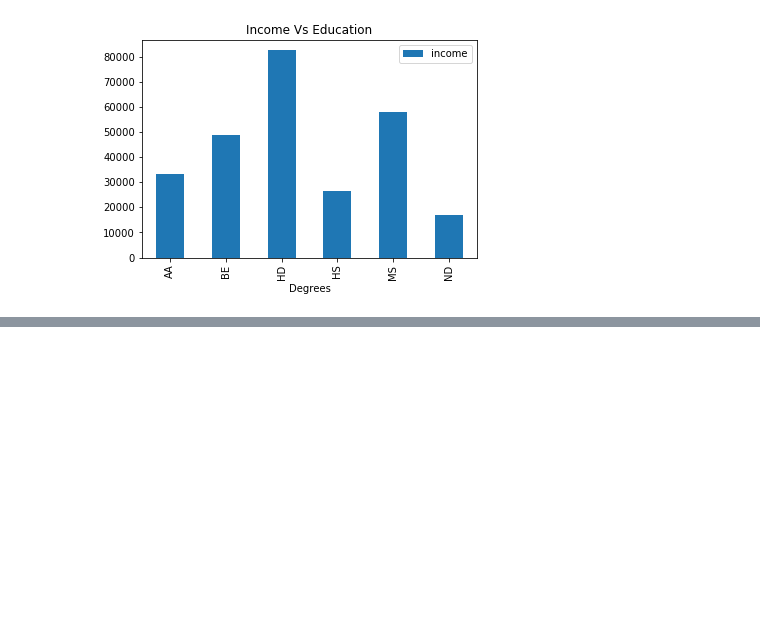
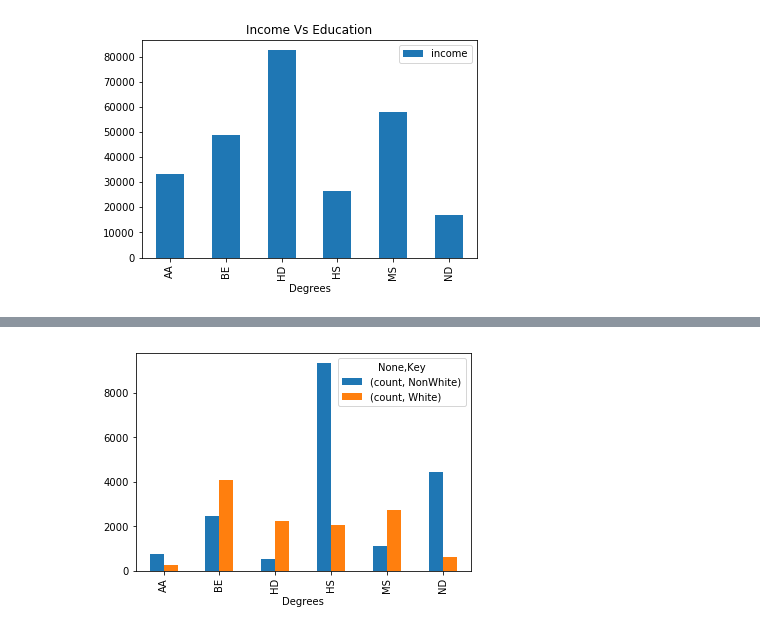
Before and after one commit to abhishekkadadi/pythonProject, a Jupyter notebook: Project.ipynb, the cells around one changed output, grey strips where cells are left out. Saved outputs shown, nothing was run; the diff lists cells and outputs as text; code cells hidden in the pictures; blank space fills up the shorter version.

```diff
--- a/Project.ipynb
+++ b/Project.ipynb
@@ -107,0 +128,30 @@ plt.show(p_df_inc2.groupby('Degrees').mean().plot(y='income', kind='bar',title='
+# %%
+#whites max education vs non whites max education
+p_df_inc3 = pd.DataFrame()
+whiteOnlyDF=pd.DataFrame()
+nonWhiteOnlyDF=pd.DataFrame()
+for loopingState in states:
+    stateName=stateDict[loopingState]
+    p_df_inc.loc[:, 'Degrees'] = p_df_inc['education'].map(education)
+    dataFrame=p_df_inc.loc[:,['Degrees','race']]
+    p_df_inc3=p_df_inc3.append(dataFrame,ignore_index=True)
+
+whiteOnlyDF=p_df_inc3[p_df_inc3['race'].map(lambda x: x == '47')]
+nonWhiteOnlyDF=p_df_inc3[p_df_inc3['race'].map(lambda x: x != '47')]
+# groupby('Degrees').count()
+df1 = whiteOnlyDF['Degrees'].value_counts()
+df2 = nonWhiteOnlyDF['Degrees'].value_counts()
+df1 = pd.DataFrame({'Degrees':df1.index, 'count':df1.values})
+df2 = pd.DataFrame({'Degrees':df2.index, 'count':df2.values})
+df1['Key'] = 'White'
+df2['Key'] = 'NonWhite'
+
+DF = pd.concat([df1,df2],keys=['White','NonWhite'])
+
+DFGroup = DF.groupby(['Degrees','Key'])
+
+DFGPlot = DFGroup.sum().unstack('Key').plot(kind='bar')
+plt.show()
+# print nonWhiteOnlyDF
+# %% [output]
+[figure, added]
```
Also changed, not shown: parts of 1 cell of this notebook, 1 other file.
